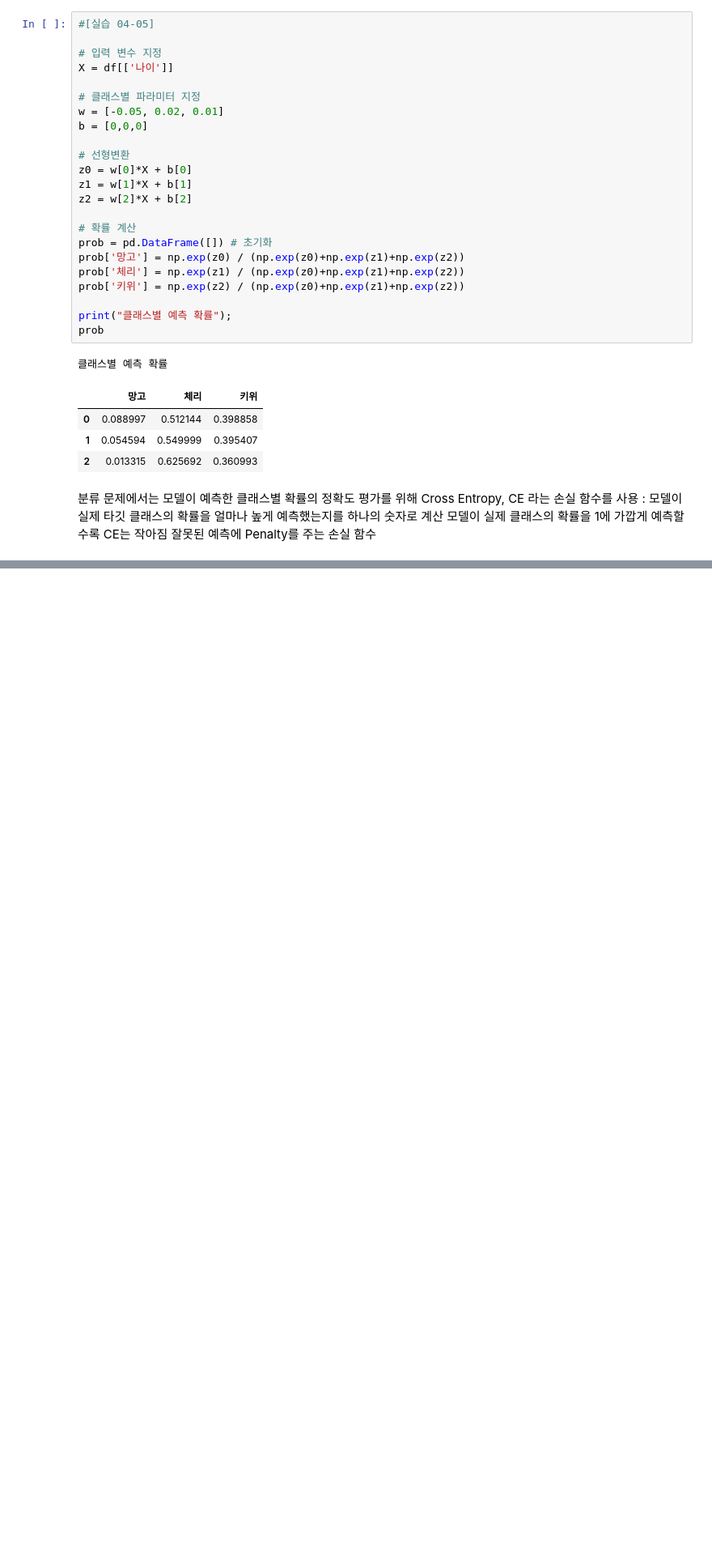
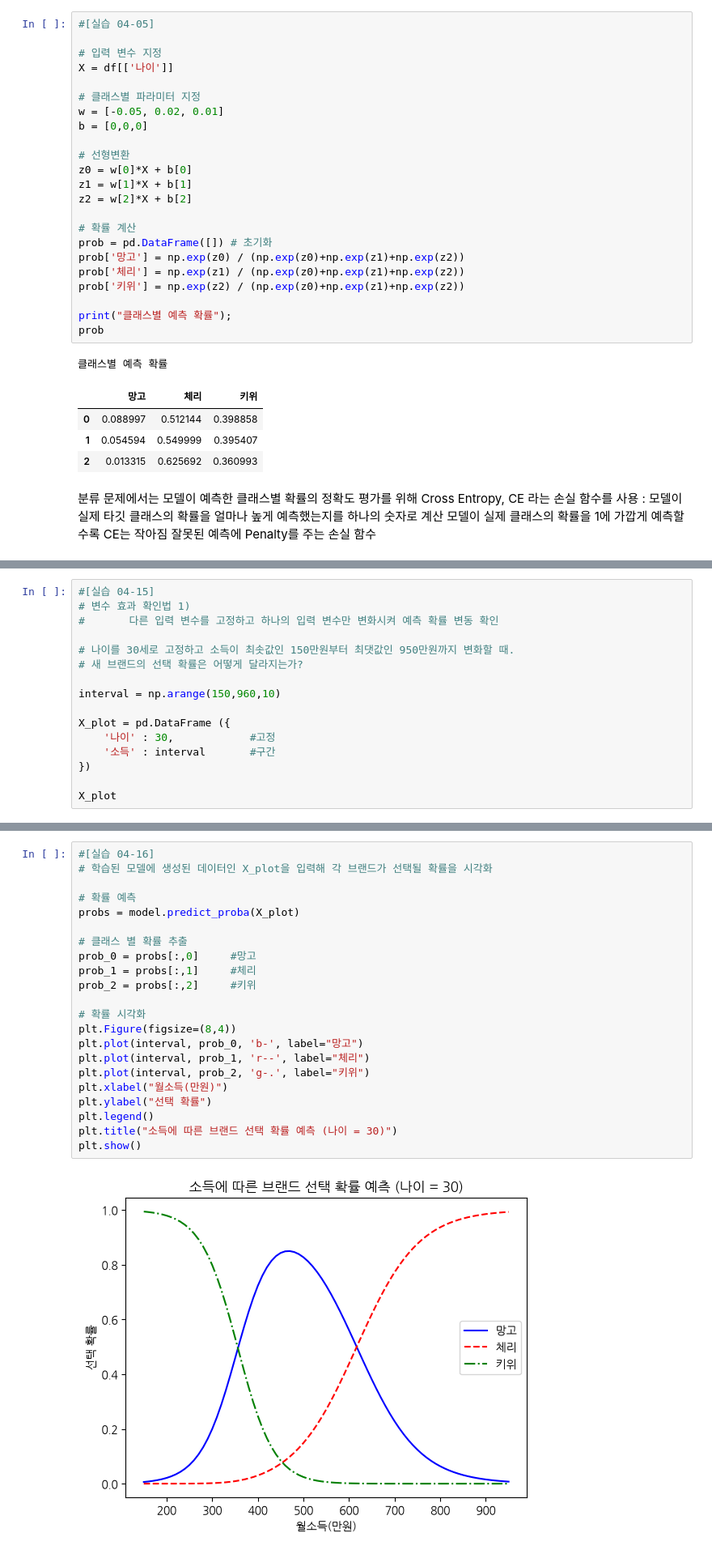
Before and after one commit to Aranica/BIOPYTHON_BOOK, a Jupyter notebook: 머신러닝과 딥러닝/Chapter_4.ipynb, the cells around one changed output, grey strips where cells are left out. Shown at 81% size. Drawn from its saved outputs; the diff is of its cells as text; blank space fills up the shorter version.

```diff
--- a/머신러닝과 딥러닝/Chapter_4.ipynb
+++ b/머신러닝과 딥러닝/Chapter_4.ipynb
@@ -126,0 +327,16 @@ Cross Entropy, CE
+# %%
+#[실습 04-15]
+# 변수 효과 확인법 1)
+#       다른 입력 변수를 고정하고 하나의 입력 변수만 변화시켜 예측 확률 변동 확인
+
+# 나이를 30세로 고정하고 소득이 최솟값인 150만원부터 최댓값인 950만원까지 변화할 때.
+# 새 브랜드의 선택 확률은 어떻게 달라지는가?
+
+interval = np.arange(150,960,10)
+
+X_plot = pd.DataFrame ({
+    '나이' : 30,            #고정
+    '소득' : interval       #구간
+})
+
+X_plot
@@ -126,0 +357,24 @@ Cross Entropy, CE
+# %%
+#[실습 04-16]
+# 학습된 모델에 생성된 데이터인 X_plot을 입력해 각 브랜드가 선택될 확률을 시각화
+
+# 확률 예측
+probs = model.predict_proba(X_plot)
+
+# 클래스 별 확률 추출
+prob_0 = probs[:,0]     #망고
+prob_1 = probs[:,1]     #체리
+prob_2 = probs[:,2]     #키위
+
+# 확률 시각화
+plt.Figure(figsize=(8,4))
+plt.plot(interval, prob_0, 'b-', label="망고")
+plt.plot(interval, prob_1, 'r--', label="체리")
+plt.plot(interval, prob_2, 'g-.', label="키위")
+plt.xlabel("월소득(만원)")
+plt.ylabel("선택 확률")
+plt.legend()
+plt.title("소득에 따른 브랜드 선택 확률 예측 (나이 = 30)")
+plt.show()
+# %% [output]
+[figure, added]
```
Also changed, not shown: parts of 16 cells of this notebook, 2 other files.
